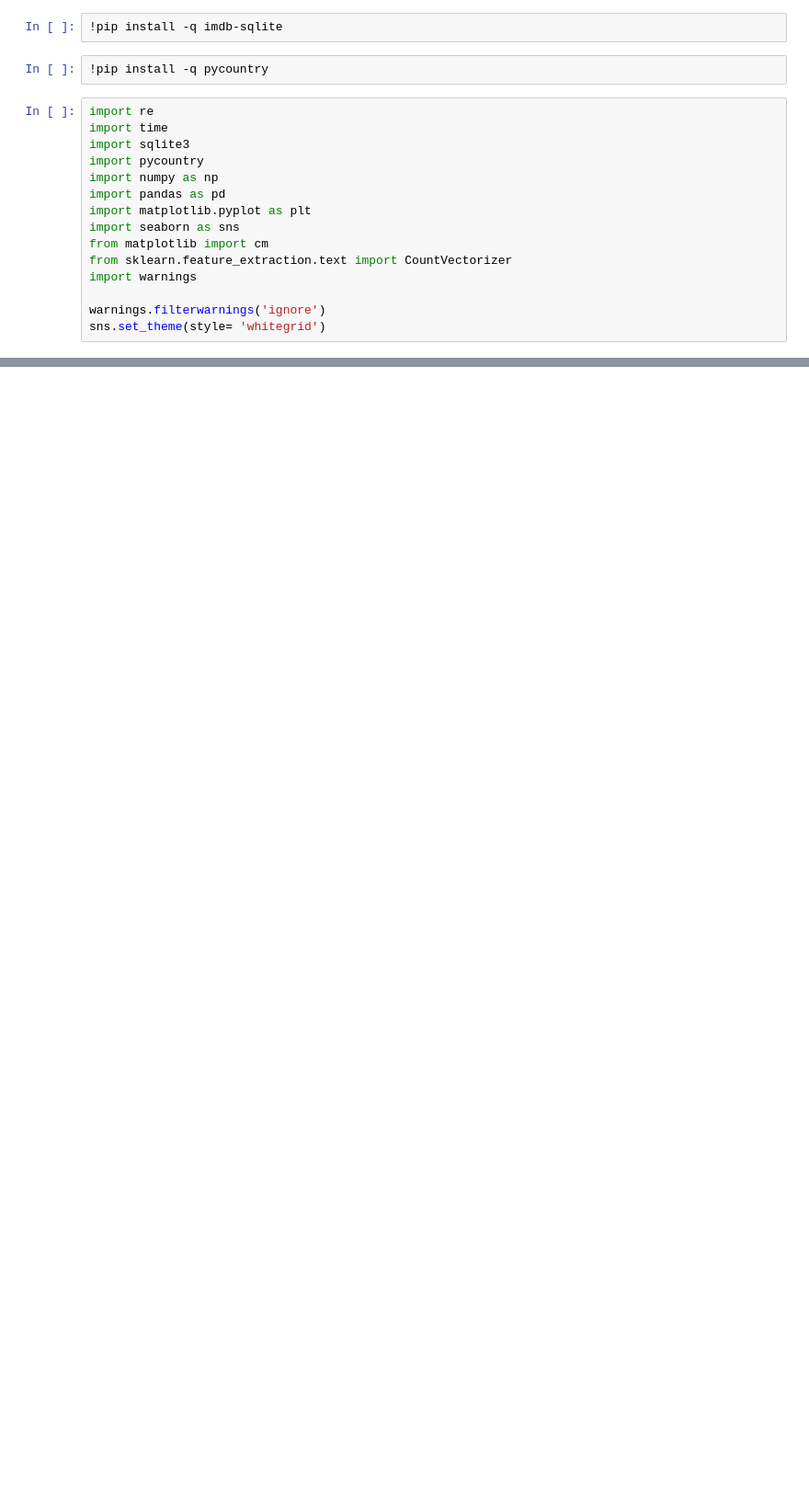
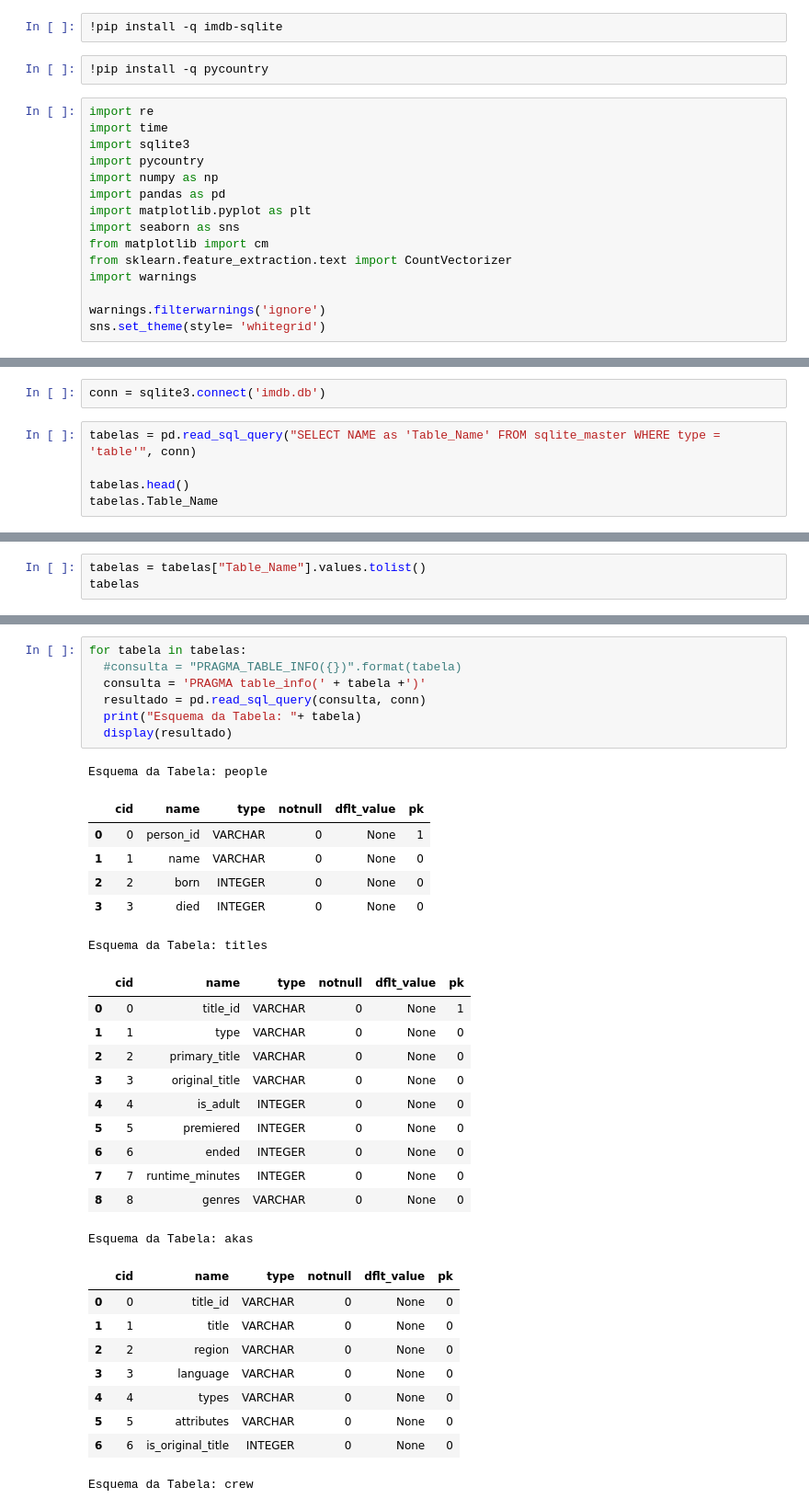
Before and after one commit to ACRainieri/pyspark, a Jupyter notebook: Mini_projeto_DSA.ipynb, the cells around one changed output, grey strips where cells are left out. Shown at 92% size. Saved outputs shown, nothing was run; the diff lists cells and outputs as text; blank space fills up the shorter version.

```diff
--- a/Mini_projeto_DSA.ipynb
+++ b/Mini_projeto_DSA.ipynb
@@ -21,0 +43,7 @@ sns.set_theme(style= 'whitegrid')
+# %%
+conn = sqlite3.connect('imdb.db')
+# %%
+tabelas = pd.read_sql_query("SELECT NAME as 'Table_Name' FROM sqlite_master WHERE type = 'table'", conn)
+
+tabelas.head()
+tabelas.Table_Name
@@ -21,0 +58,3 @@ sns.set_theme(style= 'whitegrid')
+# %%
+tabelas = tabelas["Table_Name"].values.tolist()
+tabelas
@@ -21,0 +63,35 @@ sns.set_theme(style= 'whitegrid')
+# %%
+for tabela in tabelas:
+  #consulta = "PRAGMA_TABLE_INFO({})".format(tabela)
+  consulta = 'PRAGMA table_info(' + tabela +')'
+  resultado = pd.read_sql_query(consulta, conn)
+  print("Esquema da Tabela: "+ tabela)
+  display(resultado)
+# %% [output]
+Esquema da Tabela: people
+|  | cid | name | type | notnull | dflt_value | pk |
+| 0 | 0 | person_id | VARCHAR | 0 | None | 1 |
+| 1 | 1 | name | VARCHAR | 0 | None | 0 |
+| 2 | 2 | born | INTEGER | 0 | None | 0 |
+| 3 | 3 | died | INTEGER | 0 | None | 0 |
+Esquema da Tabela: titles
+|  | cid | name | type | notnull | dflt_value | pk |
+| 0 | 0 | title_id | VARCHAR | 0 | None | 1 |
+| 1 | 1 | type | VARCHAR | 0 | None | 0 |
+| 2 | 2 | primary_title | VARCHAR | 0 | None | 0 |
+| 3 | 3 | original_title | VARCHAR | 0 | None | 0 |
+| 4 | 4 | is_adult | INTEGER | 0 | None | 0 |
+| 5 | 5 | premiered | INTEGER | 0 | None | 0 |
+| 6 | 6 | ended | INTEGER | 0 | None | 0 |
+| 7 | 7 | runtime_minutes | INTEGER | 0 | None | 0 |
+| 8 | 8 | genres | VARCHAR | 0 | None | 0 |
+Esquema da Tabela: akas
+|  | cid | name | type | notnull | dflt_value | pk |
+| 0 | 0 | title_id | VARCHAR | 0 | None | 0 |
+| 1 | 1 | title | VARCHAR | 0 | None | 0 |
+| 2 | 2 | region | VARCHAR | 0 | None | 0 |
+| 3 | 3 | language | VARCHAR | 0 | None | 0 |
+| 4 | 4 | types | VARCHAR | 0 | None | 0 |
+| 5 | 5 | attributes | VARCHAR | 0 | None | 0 |
+| 6 | 6 | is_original_title | INTEGER | 0 | None | 0 |
+Esquema da Tabela: crew
```
Also changed, not shown: parts of 4 cells of this notebook.
